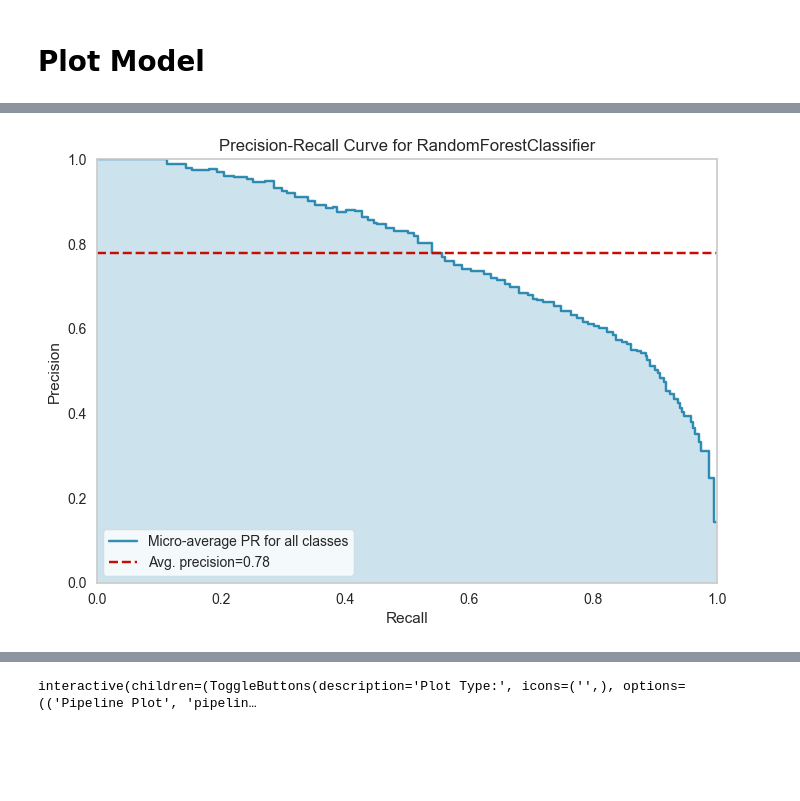
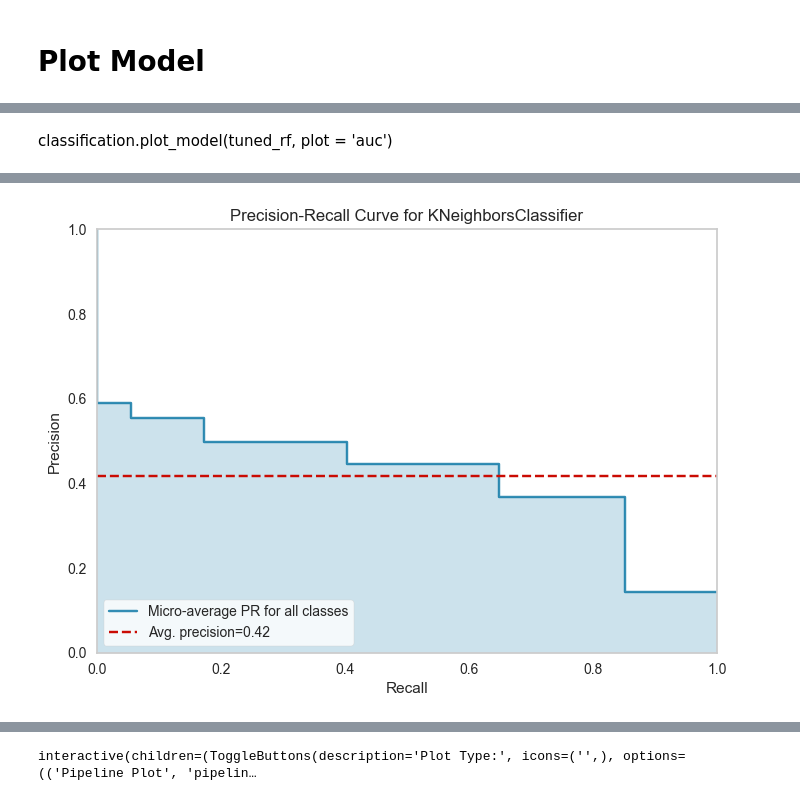
Before and after one commit to irynaper/ml_ds, a Jupyter notebook: PZ1_Yaroshenko_Yaroslav_KNU221.ipynb, the cells around one changed output, grey strips where cells are left out. Cells and saved outputs as stored; diff of their text form; code cells hidden in the pictures; blank space fills up the shorter version.

```diff
--- a/PZ1_Yaroshenko_Yaroslav_KNU221.ipynb
+++ b/PZ1_Yaroshenko_Yaroslav_KNU221.ipynb
@@ -371,7 +371,7 @@ ExtraTreesClassifier(bootstrap=False, ccp_alpha=0.0, class_weight=None,
                      warm_start=False)
 # %%
 import numpy as np
-tuned_knn = classification.tune_model(knn, custom_grid = {'n_neighbors' : np.arange(0,50,1)})
+tuned_knn = classification.tune_model(knn, custom_grid = {'n_neighbors' : np.arange(1,50,1)})
 # %% [output]
 [interactive output not drawn]
 |  | Accuracy | AUC | Recall | Prec. | F1 | Kappa | MCC |
@@ -422,8 +417,10 @@ ValueError: Found input variables with inconsistent numbers of samples: [3900, 4
+# %% [markdown]
+classification.plot_model(tuned_rf, plot = 'auc')
 # %%
-classification.plot_model(tuned_rf, plot = 'pr')
+classification.plot_model(tuned_knn, plot = 'pr')
 # %% [output]
 [interactive output not drawn]
-[figure, old version]
+[figure, new version]
 # %%
 classification.plot_model(tuned_rf, plot='feature_all')
 # %% [output]
```
Also changed, not shown: parts of 15 cells of this notebook, 2 other files.
